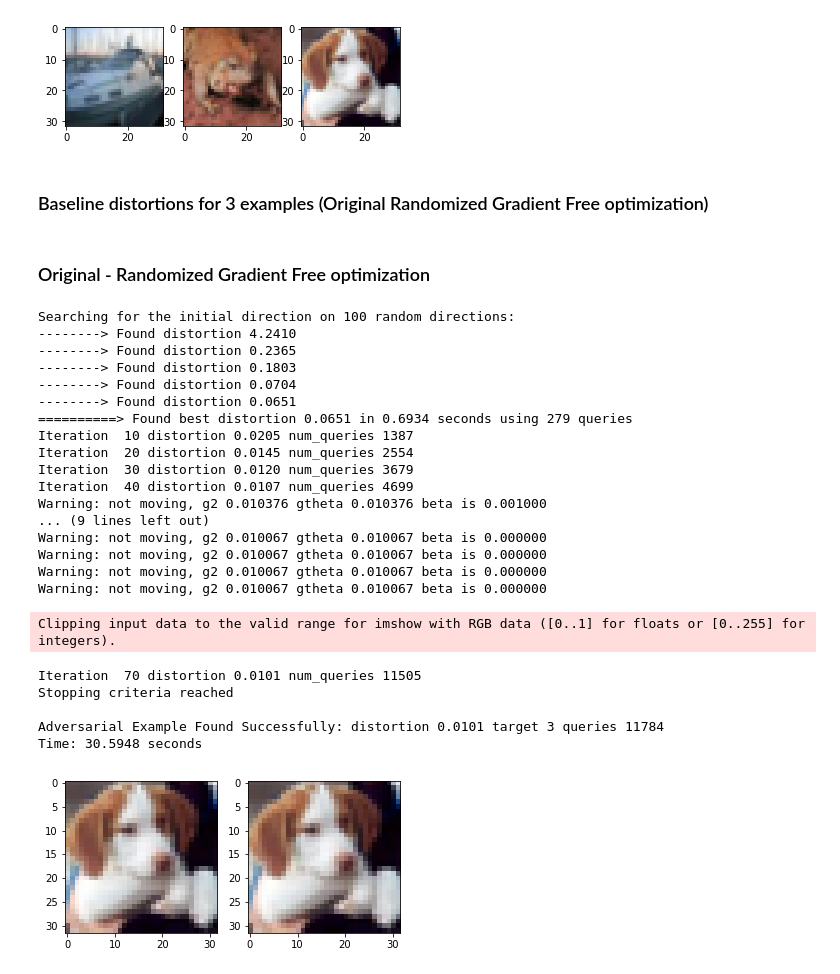
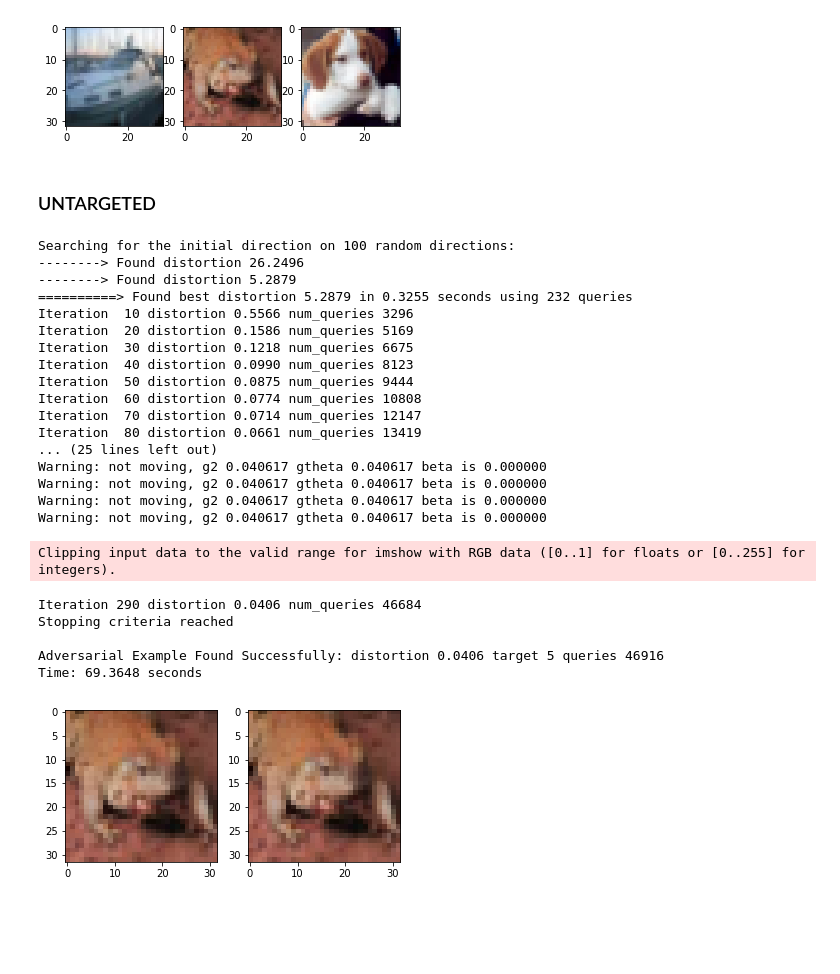
Before and after one commit to cmhcbb/attackbox, a Jupyter notebook: sign_sgd/test_cifar.ipynb, the cells around one changed output. Drawn from its saved outputs; the diff is of its cells as text; code cells hidden in the pictures; blank space fills up the shorter version.

```diff
--- a/sign_sgd/test_cifar.ipynb
+++ b/sign_sgd/test_cifar.ipynb
@@ -92,36 +89,38 @@ tensor([8])
 tensor([5])
 tensor([7])
 [figure]
-# %% [markdown]
-### Baseline distortions for 3 examples (Original Randomized Gradient Free optimization)
-# %% [markdown]
-### Original - Randomized Gradient Free optimization
+# %%
+x, y = X1, Y1
+seed = 10
+target = 4
+# %% [markdown]
+### UNTARGETED
 # %%
 attack = OPT_attack(amodel)
-adv, dist = attack(X2.cuda(), Y2.cuda(), seed=537)
-plot_adv(X2, adv)
+adv, dist = attack(x.cuda(), y.cuda(), seed=seed)
+plot_adv(x, adv)
 # %% [output]
 Searching for the initial direction on 100 random directions:
---------> Found distortion 4.2410
---------> Found distortion 0.2365
---------> Found distortion 0.1803
---------> Found distortion 0.0704
---------> Found distortion 0.0651
-==========> Found best distortion 0.0651 in 0.6934 seconds using 279 queries
-Iteration  10 distortion 0.0205 num_queries 1387
-Iteration  20 distortion 0.0145 num_queries 2554
-Iteration  30 distortion 0.0120 num_queries 3679
-Iteration  40 distortion 0.0107 num_queries 4699
-Warning: not moving, g2 0.010376 gtheta 0.010376 beta is 0.001000
-... (9 lines left out)
-Warning: not moving, g2 0.010067 gtheta 0.010067 beta is 0.000000
-Warning: not moving, g2 0.010067 gtheta 0.010067 beta is 0.000000
-Warning: not moving, g2 0.010067 gtheta 0.010067 beta is 0.000000
-Warning: not moving, g2 0.010067 gtheta 0.010067 beta is 0.000000
+--------> Found distortion 26.2496
+--------> Found distortion 5.2879
+==========> Found best distortion 5.2879 in 0.3255 seconds using 232 queries
+Iteration  10 distortion 0.5566 num_queries 3296
+Iteration  20 distortion 0.1586 num_queries 5169
+Iteration  30 distortion 0.1218 num_queries 6675
+Iteration  40 distortion 0.0990 num_queries 8123
+Iteration  50 distortion 0.0875 num_queries 9444
+Iteration  60 distortion 0.0774 num_queries 10808
+Iteration  70 distortion 0.0714 num_queries 12147
+Iteration  80 distortion 0.0661 num_queries 13419
+... (25 lines left out)
+Warning: not moving, g2 0.040617 gtheta 0.040617 beta is 0.000000
+Warning: not moving, g2 0.040617 gtheta 0.040617 beta is 0.000000
+Warning: not moving, g2 0.040617 gtheta 0.040617 beta is 0.000000
+Warning: not moving, g2 0.040617 gtheta 0.040617 beta is 0.000000
 Clipping input data to the valid range for imshow with RGB data ([0..1] for floats or [0..255] for integers).
-Iteration  70 distortion 0.0101 num_queries 11505
+Iteration 290 distortion 0.0406 num_queries 46684
 Stopping criteria reached
 
-Adversarial Example Found Successfully: distortion 0.0101 target 3 queries 11784
-Time: 30.5948 seconds
+Adversarial Example Found Successfully: distortion 0.0406 target 5 queries 46916
+Time: 69.3648 seconds
-[figure, old version]
+[figure, new version]
```
Also changed, not shown: parts of 30 cells of this notebook, 20 other files.
